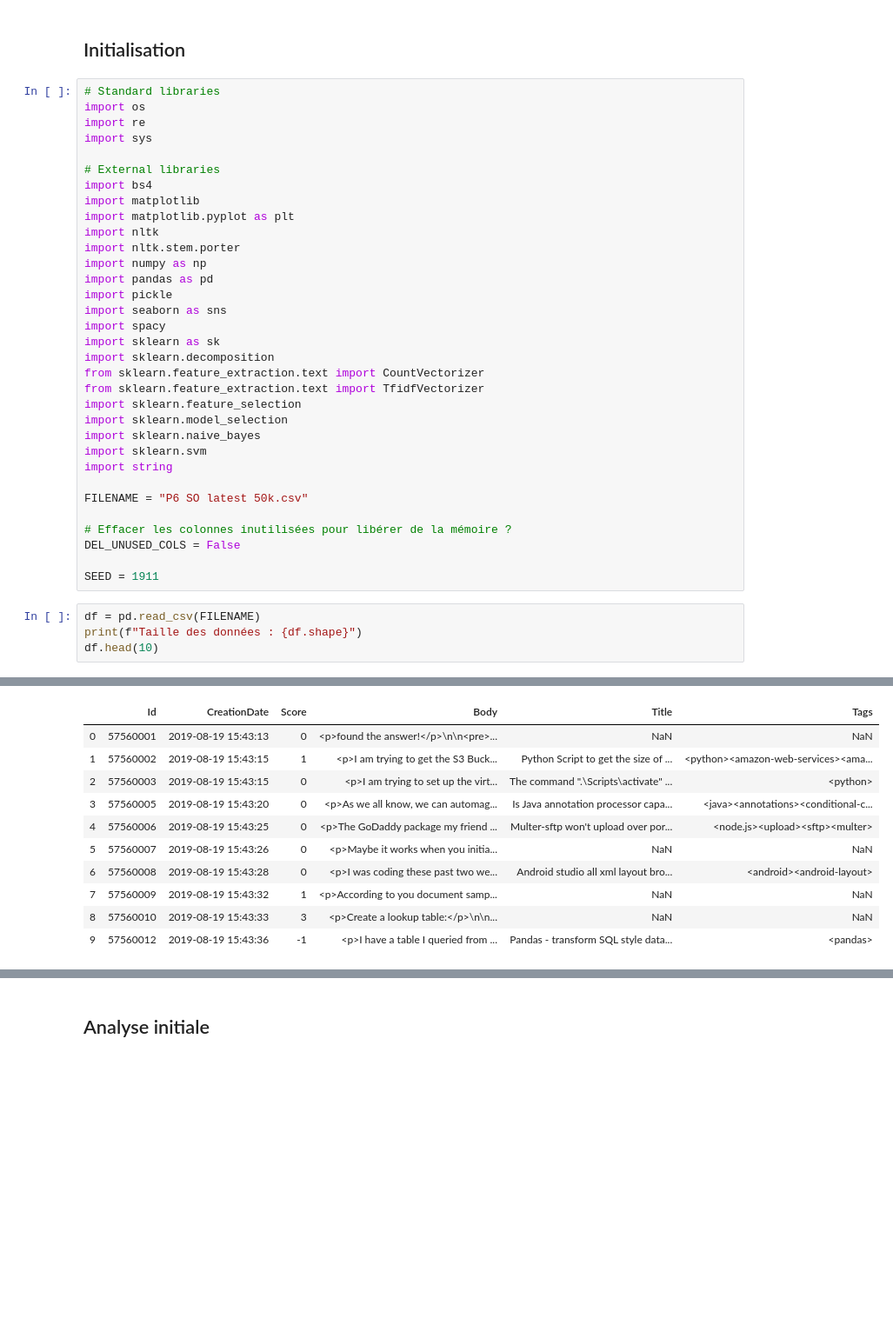
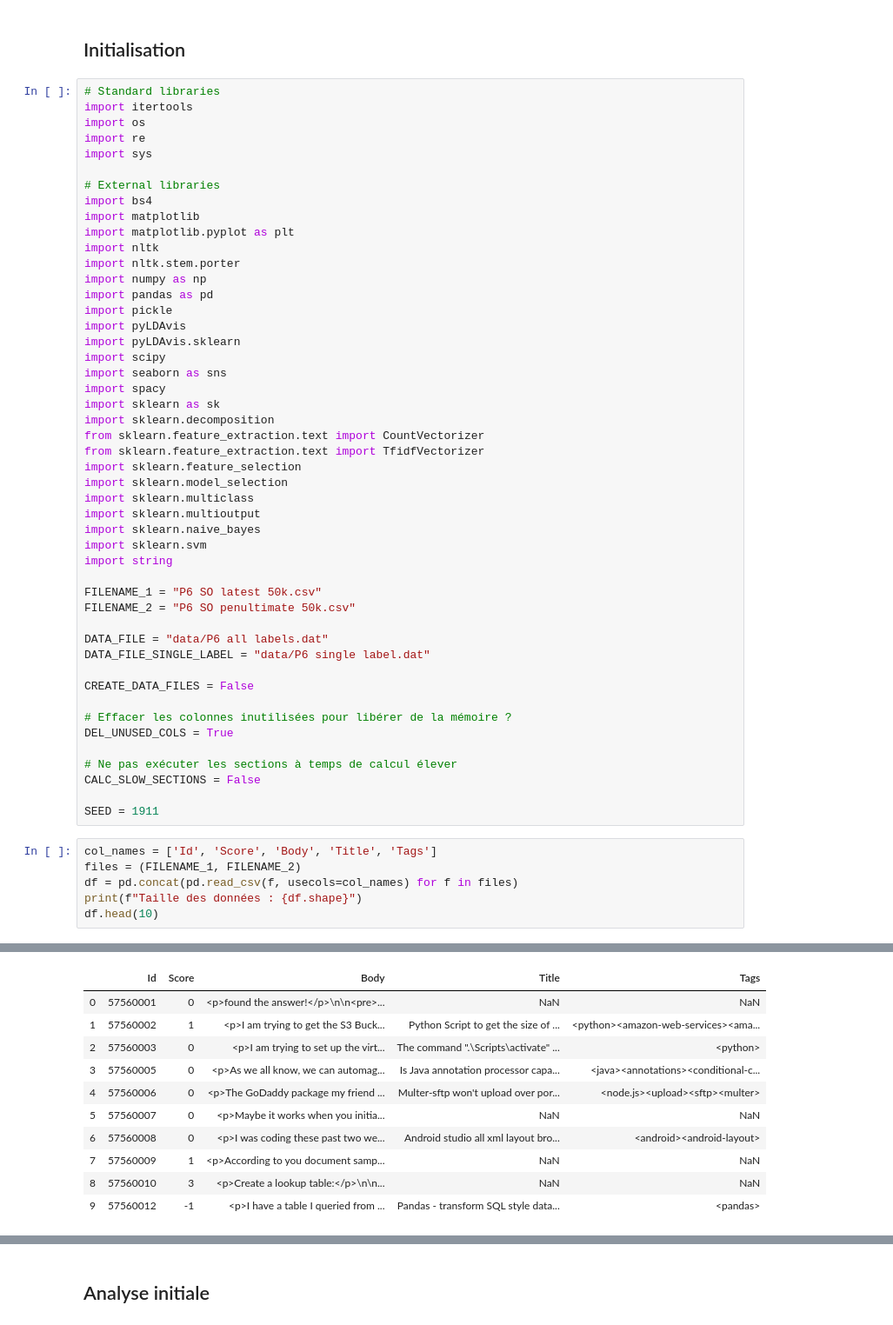
Before and after one commit to RegisC/so_tagging, a Jupyter notebook: P6-Exploration.ipynb, the cells around one changed output, grey strips where cells are left out. Shown: that part at 87% size. Drawn from its saved outputs; the diff is of its cells as text; blank space fills up the shorter version.

```diff
--- a/P6-Exploration.ipynb
+++ b/P6-Exploration.ipynb
@@ -4,6 +4,7 @@
 ## Initialisation
 # %%
 # Standard libraries
+import itertools
 import os
 import re
 import sys
@@ -17,6 +18,9 @@ import nltk.stem.porter
 import numpy as np
 import pandas as pd
 import pickle
+import pyLDAvis
+import pyLDAvis.sklearn
+import scipy
 import seaborn as sns
 import spacy
 import sklearn as sk
@@ -25,18 +29,31 @@ from sklearn.feature_extraction.text import CountVectorizer
 from sklearn.feature_extraction.text import TfidfVectorizer
 import sklearn.feature_selection
 import sklearn.model_selection
+import sklearn.multiclass
+import sklearn.multioutput
 import sklearn.naive_bayes
 import sklearn.svm
 import string
 
-FILENAME = "P6 SO latest 50k.csv"
+FILENAME_1 = "P6 SO latest 50k.csv"
+FILENAME_2 = "P6 SO penultimate 50k.csv"
+
+DATA_FILE = "data/P6 all labels.dat"
+DATA_FILE_SINGLE_LABEL = "data/P6 single label.dat"
+
+CREATE_DATA_FILES = False
 
 # Effacer les colonnes inutilisées pour libérer de la mémoire ?
-DEL_UNUSED_COLS = False
+DEL_UNUSED_COLS = True
+
+# Ne pas exécuter les sections à temps de calcul élever
+CALC_SLOW_SECTIONS = False
 
 SEED = 1911
 # %%
-df = pd.read_csv(FILENAME)
+col_names = ['Id', 'Score', 'Body', 'Title', 'Tags']
+files = (FILENAME_1, FILENAME_2)
+df = pd.concat(pd.read_csv(f, usecols=col_names) for f in files)
 print(f"Taille des données : {df.shape}")
 df.head(10)
 # %% [output]
@@ -44,14 +61,14 @@ Taille des données : (50000, 6)
-|  | Id | CreationDate | Score | Body | Title | Tags |
-| 0 | 57560001 | 2019-08-19 15:43:13 | 0 | <p>found the answer!</p>\n\n<pre>... | NaN | NaN |
-| 1 | 57560002 | 2019-08-19 15:43:15 | 1 | <p>I am trying to get the S3 Buck... | Python Script to get the size of ... | <python><amazon-web-services><ama... |
-| 2 | 57560003 | 2019-08-19 15:43:15 | 0 | <p>I am trying to set up the virt... | The command ".\Scripts\activate" ... | <python> |
-| 3 | 57560005 | 2019-08-19 15:43:20 | 0 | <p>As we all know, we can automag... | Is Java annotation processor capa... | <java><annotations><conditional-c... |
-| 4 | 57560006 | 2019-08-19 15:43:25 | 0 | <p>The GoDaddy package my friend ... | Multer-sftp won't upload over por... | <node.js><upload><sftp><multer> |
-| 5 | 57560007 | 2019-08-19 15:43:26 | 0 | <p>Maybe it works when you initia... | NaN | NaN |
-| 6 | 57560008 | 2019-08-19 15:43:28 | 0 | <p>I was coding these past two we... | Android studio all xml layout bro... | <android><android-layout> |
-| 7 | 57560009 | 2019-08-19 15:43:32 | 1 | <p>According to you document samp... | NaN | NaN |
-| 8 | 57560010 | 2019-08-19 15:43:33 | 3 | <p>Create a lookup table:</p>\n\n... | NaN | NaN |
-| 9 | 57560012 | 2019-08-19 15:43:36 | -1 | <p>I have a table I queried from ... | Pandas - transform SQL style data... | <pandas> |
+|  | Id | Score | Body | Title | Tags |
+| 0 | 57560001 | 0 | <p>found the answer!</p>\n\n<pre>... | NaN | NaN |
+| 1 | 57560002 | 1 | <p>I am trying to get the S3 Buck... | Python Script to get the size of ... | <python><amazon-web-services><ama... |
+| 2 | 57560003 | 0 | <p>I am trying to set up the virt... | The command ".\Scripts\activate" ... | <python> |
+| 3 | 57560005 | 0 | <p>As we all know, we can automag... | Is Java annotation processor capa... | <java><annotations><conditional-c... |
+| 4 | 57560006 | 0 | <p>The GoDaddy package my friend ... | Multer-sftp won't upload over por... | <node.js><upload><sftp><multer> |
+| 5 | 57560007 | 0 | <p>Maybe it works when you initia... | NaN | NaN |
+| 6 | 57560008 | 0 | <p>I was coding these past two we... | Android studio all xml layout bro... | <android><android-layout> |
+| 7 | 57560009 | 1 | <p>According to you document samp... | NaN | NaN |
+| 8 | 57560010 | 3 | <p>Create a lookup table:</p>\n\n... | NaN | NaN |
+| 9 | 57560012 | -1 | <p>I have a table I queried from ... | Pandas - transform SQL style data... | <pandas> |
 # %%
 print("Nombre de valeurs manquantes par colonne :")
 df.isna().sum(axis=0)
```
Also changed, not shown: parts of 115 cells of this notebook, 2 other files.
